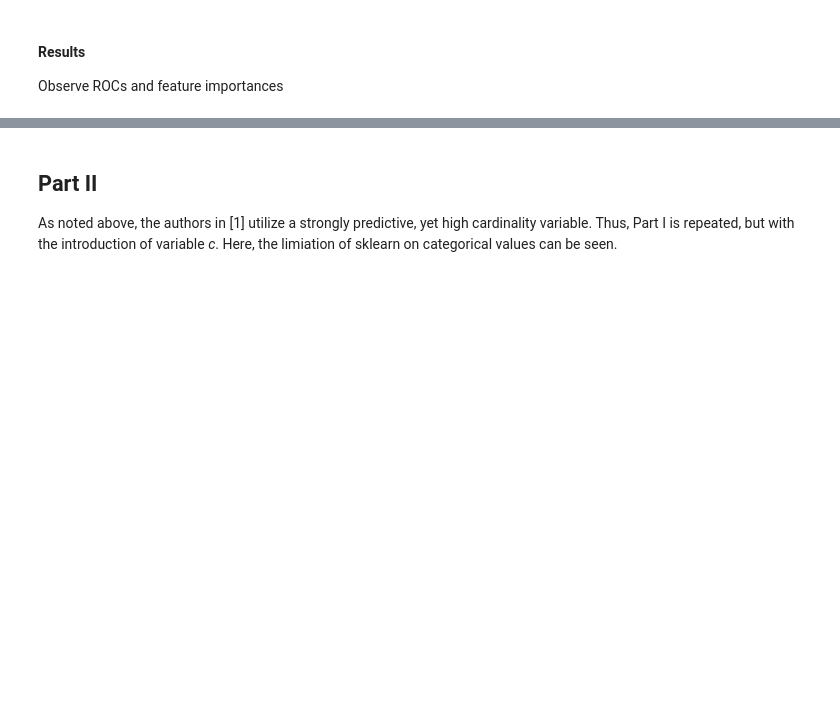
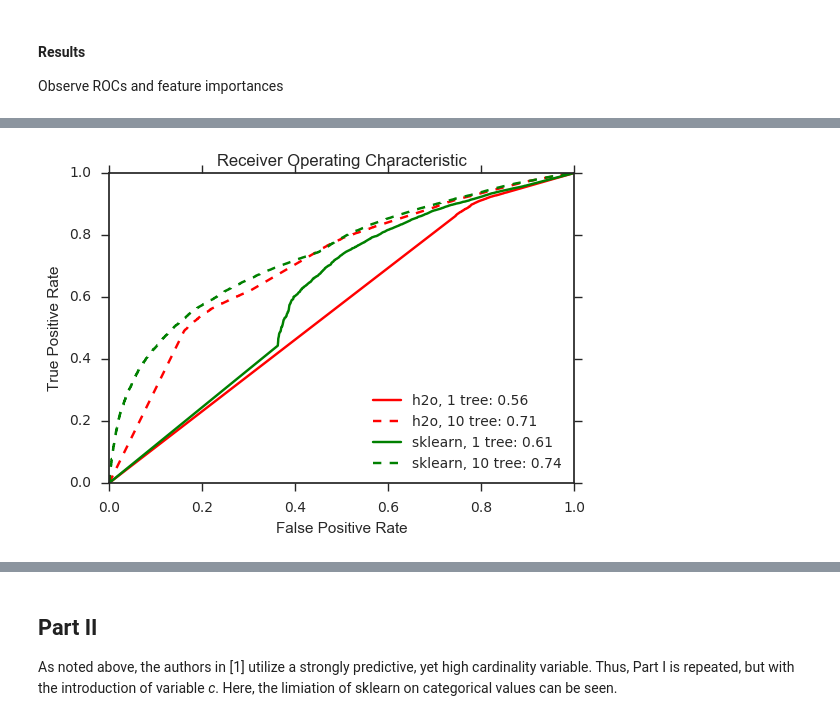
Before and after one commit to dashaw/h2o_scikit-learn, a Jupyter notebook: lending_club.ipynb, the cells around one changed output, grey strips where cells are left out. Saved outputs shown, nothing was run; the diff lists cells and outputs as text; code cells hidden in the pictures; blank space fills up the shorter version.

```diff
--- a/lending_club.ipynb
+++ b/lending_club.ipynb
@@ -289,3 +271,20 @@ Loading BokehJS ...
+# %%
+# ---------
+# View ROCs
+# ---------
+plt.title('Receiver Operating Characteristic')
+plt.plot(fpr_h2o0, tpr_h2o0, 'r', label = 'h2o, 1 tree: {0:.2f}'.format(auc_h2o0))
+plt.plot(fpr_h2o1, tpr_h2o1, 'r--', label = 'h2o, 10 tree: {0:.2f}'.format(auc_h2o1))
+plt.plot(fpr_sklearn0, tpr_sklearn0, 'g', label = 'sklearn, 1 tree: {0:.2f}'.format(auc_sklearn0))
+plt.plot(fpr_sklearn1, tpr_sklearn1, 'g--', label = 'sklearn, 10 tree: {0:.2f}'.format(auc_sklearn1))
+plt.legend(loc = 'lower right')
+plt.xlim([0, 1])
+plt.ylim([0, 1])
+plt.ylabel('True Positive Rate')
+plt.xlabel('False Positive Rate')
+plt.show()
+# %% [output]
+[figure, added]
 # %%
 # -------------------------------------------------------------
 # View sklearn feature importance on RF decision tree adapation
```
Also changed, not shown: parts of 10 cells of this notebook.
